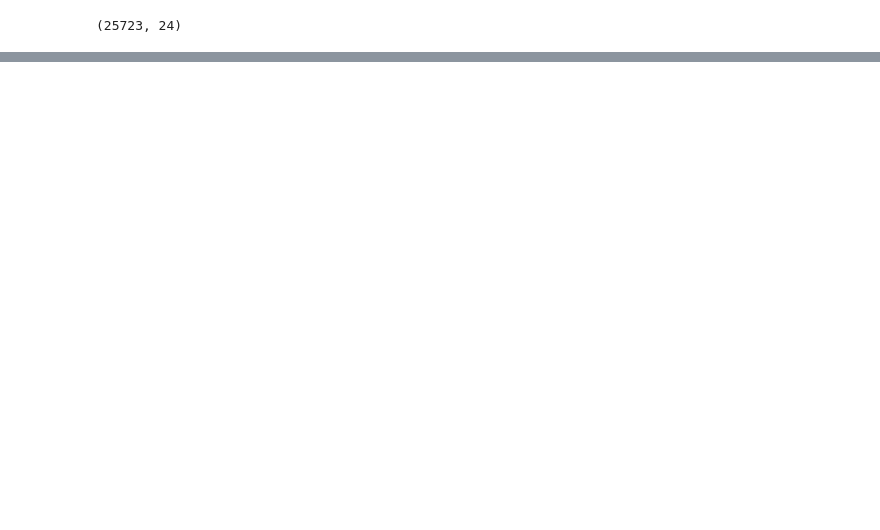
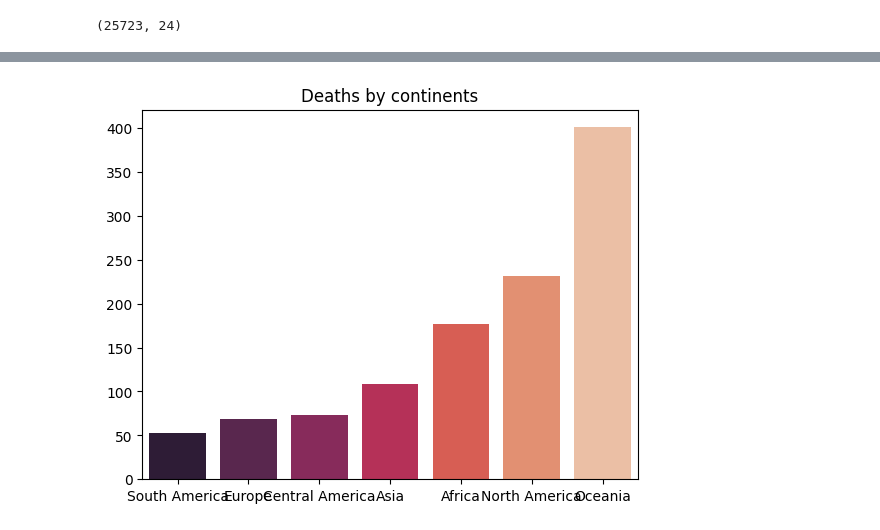
Before and after one commit to paulaRMachado/Jaws-EDA, a Jupyter notebook: JAWS.ipynb, the cells around one changed output, grey strips where cells are left out. Saved outputs shown, nothing was run; the diff lists cells and outputs as text; code cells hidden in the pictures; blank space fills up the shorter version.

```diff
--- a/JAWS.ipynb
+++ b/JAWS.ipynb
@@ -129,0 +273,6 @@ len(jaws_renamed.injury.unique())
+# %%
+fatal = ["South America", "Europe","Central America","Asia","Africa","North America","Oceania" ]
+continent = [53, 69, 73, 109, 177, 232, 401]
+death_continent = sbn.barplot(x=fatal, y=continent, palette="rocket", order = fatal).set(title="Deaths by continents")
+# %% [output]
+[figure, added]
```
Also changed, not shown: parts of 32 cells of this notebook, 9 other files.
